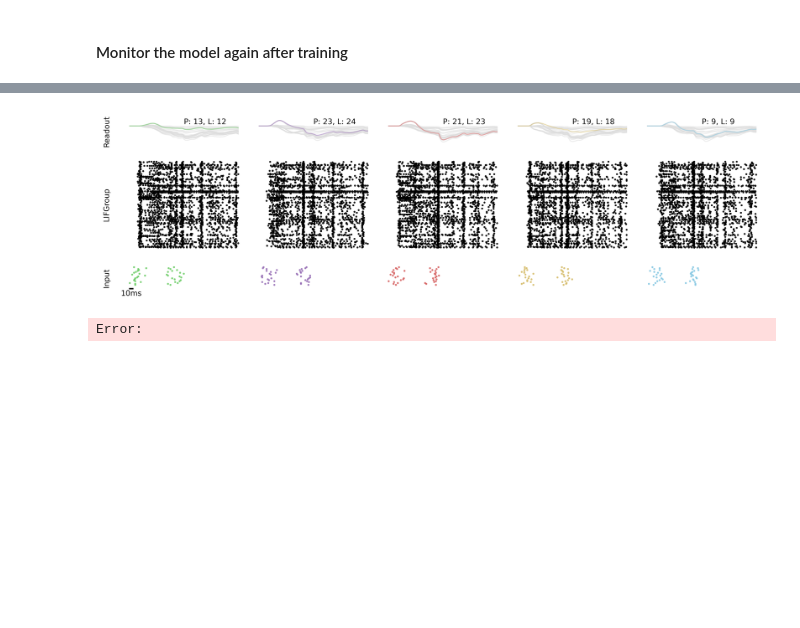
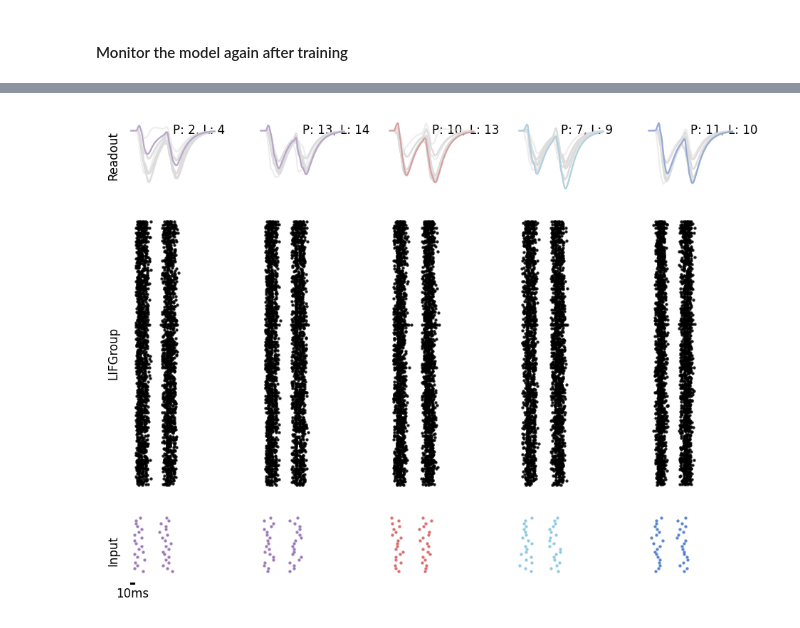
Before and after one commit to fmi-basel/stork, a Jupyter notebook: examples/99_JRJG_Control_CoRandman.ipynb, the cells around one changed output, grey strips where cells are left out. Drawn from its saved outputs; the diff is of its cells as text; code cells hidden in the pictures; blank space fills up the shorter version.

Commit message:
run some notebook to test the neuron filter cascades

```diff
--- a/examples/99_JRJG_Control_CoRandman.ipynb
+++ b/examples/99_JRJG_Control_CoRandman.ipynb
@@ -131,6 +133,6 @@ config = {
     "initializer.sigma_u": sigma_u,
     "initializer.nu": nu,
     "initializer.gain": gain,
-    "initializer.alpha": alpha,
+    "initializer.alpha": alpha_init,
     "seed": seed,
 }
@@ -137,10 +145,10 @@ config = {
 # %%
 wandbrun = wandb.init(
-    project="CoRandman-Task-Trials",
-    entity="snn-delay",
+    project="CoRandman-Task-NeuronGroupFilters",
+    entity="SNN-delays",
     config=config,
-    name="control",  # + datetime.now().strftime(dt_format),
-    mode="disabled"
+    name="control-Td=" + str(T_delay),  # + datetime.now().strftime(dt_format),
+    # mode="disabled"
 )
 config = wandb.config
 # %% [output]
@@ -189,8 +202,12 @@ sns.despine()
 # %% [markdown]
 ## Set up the model
 # %%
-act_fn = SuperSpike
-act_fn.beta = beta
+act_fn = stork.activations.CustomSpike
+act_fn.escape_noise_type = "sigmoid"
+act_fn.escape_noise_params = {"beta": beta}
+act_fn.surrogate_type = "SuperSpike"
+act_fn.surrogate_params = {"beta": beta}
+
 neuron_group = LIFGroup
 
 model = RecurrentSpikingModel(batch_size, nb_time_steps, nb_inputs, device, dtype)
@@ -317,5 +337,7 @@ plot_activity_snapshot(model, data=ds_test, point_alpha=0.8, show_predictions=Tr
 # %% [markdown]
 ## Training
 # %%
-history = model.fit_validate(ds_train, ds_valid, nb_epochs=nb_epochs, verbose=True)
+history = model.fit_validate(
+    ds_train, ds_valid, nb_epochs=nb_epochs, verbose=True, wandb=wandbrun
+)
 # %% [output]
@@ -410,11 +438,7 @@ sns.despine()
 # %%
-plt.figure(dpi=400, figsize=(10, 3))
-plot_activity_snapshot(
-    model, data=ds_valid, point_alpha=0.8, show_predictions=True, nb_samples=5, color_sample=True,
-    show_input_class=True
-)
+plt.figure(dpi=150)
+plot_activity_snapshot(model, data=ds_test, point_alpha=0.8, show_predictions=True)
 # %% [output]
-[figure, old version]
+[figure, new version]
-Error:
 # %%
 wandbrun.finish()
```
Also changed, not shown: parts of 15 cells of this notebook, 2 other files.
